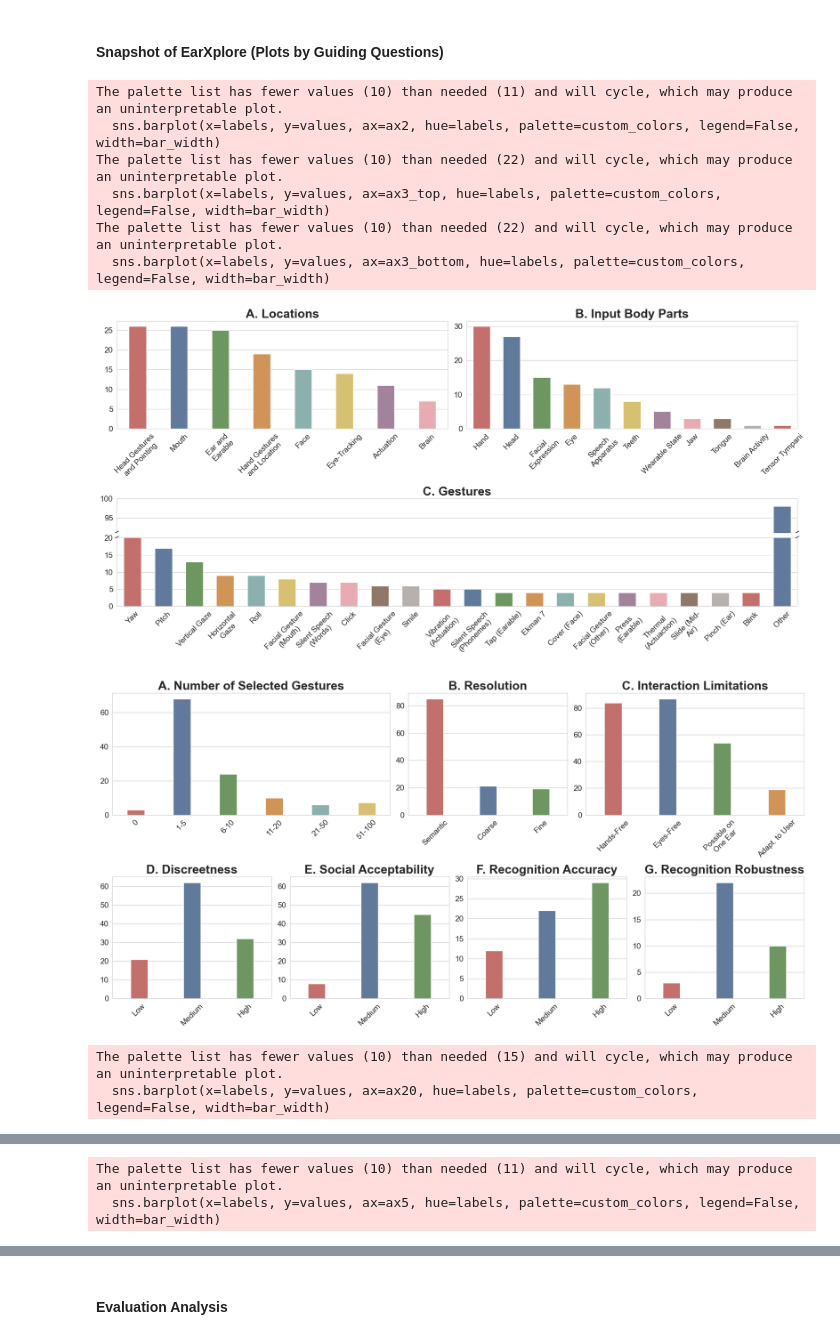
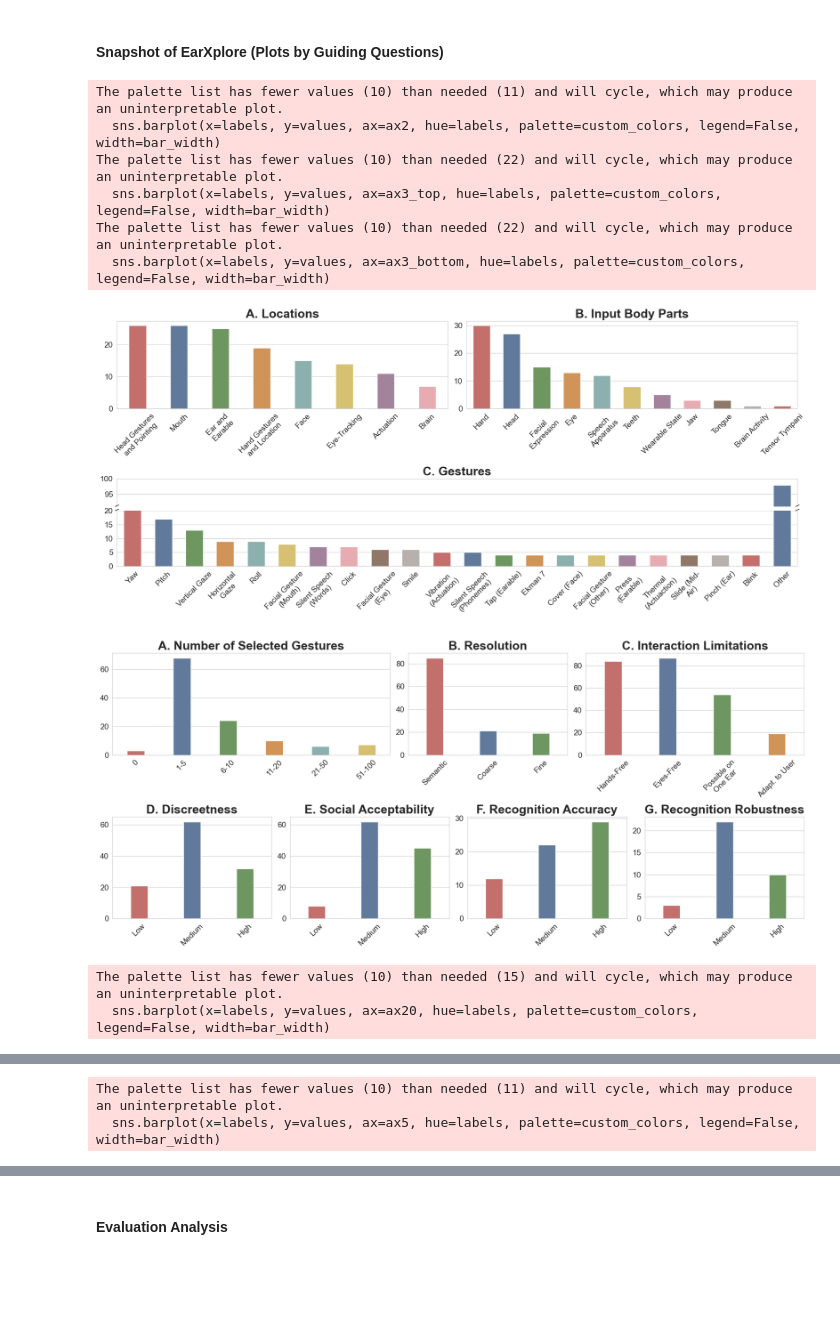
Before and after one commit to OpenEarable/earXplore, a Jupyter notebook: insights_statistics.ipynb, the cells around one changed output, grey strips where cells are left out. Drawn from its saved outputs; the diff is of its cells as text; code cells hidden in the pictures; blank space fills up the shorter version.

Commit message:
teaser figure

```diff
--- a/insights_statistics.ipynb
+++ b/insights_statistics.ipynb
@@ -499,7 +499,7 @@ data_dict = [
 custom_colors = ['#d1615d', '#5778a4', '#6a9f58', '#e49444', '#85b6b2', '#e7ca60', '#a87c9f', '#f1a2a9', '#967662', '#b8b0ac']
 
 # Create a figure
-fig = plt.figure(figsize=(18, 9))  # Adjust figure size as needed
+fig = plt.figure(figsize=(18, 8))  # Adjust figure size as needed
 # Use GridSpec to define the layout
 gs = GridSpec(2, 12, width_ratios=[1, 1, 1, 1, 1, 1, 1, 1, 1, 1, 1, 1], height_ratios=[1, 1])  # Custom widths and heights
 
@@ -556,6 +556,10 @@ ax3_bottom.set_xticks(range(len(labels)))
 wrapped_labels = [textwrap.fill(label, width=14) for label in labels]
 ax3_bottom.set_xticklabels(wrapped_labels, rotation=45, ha='center')
 
+# Set custom y-ticks for the bottom plot
+ax3_bottom.set_yticks([0, 5, 10, 15, 20])  # Specify the exact tick locations
+ax3_bottom.set_yticklabels(['0', '5', '10', '15', '20'])  # Optional: customize the tick labels if needed
+
 # Adjust layout first to finalize subplot positions
 fig.tight_layout()
 
@@ -598,7 +602,7 @@ plt.show()
 
 
 # Create a figure
-fig = plt.figure(figsize=(18, 9))  # Adjust figure size as needed
+fig = plt.figure(figsize=(18, 8))  # Adjust figure size as needed
 # Use GridSpec to define the layout
 gs = GridSpec(2, 12, width_ratios=[1, 1, 1, 1, 1, 1, 1, 1, 1, 1, 1, 1], height_ratios=[1, 1])  # Custom widths and heights
 
@@ -679,7 +683,7 @@ plt.show()
 
 
 # Create a figure
-fig = plt.figure(figsize=(18, 4.5))  # Adjust figure size as needed
+fig = plt.figure(figsize=(18, 4))  # Adjust figure size as needed
 # Use GridSpec to define the layout
 gs = GridSpec(1, 12, width_ratios=[1, 1, 1, 1, 1, 1, 1, 1, 1, 1, 1, 1], height_ratios=[1])  # Custom widths and heights
 
@@ -709,7 +713,7 @@ plt.show()
 
 
 # Create a figure
-fig = plt.figure(figsize=(18, 9))  # Adjust figure size as needed
+fig = plt.figure(figsize=(18, 8))  # Adjust figure size as needed
 # Use GridSpec to define the layout
 gs = GridSpec(2, 12, width_ratios=[1, 1, 1, 1, 1, 1, 1, 1, 1, 1, 1, 1], height_ratios=[1, 1])  # Custom widths and heights
 
@@ -767,7 +771,7 @@ plt.show()
 
 
 # Create a figure
-fig = plt.figure(figsize=(18, 4.5))  # Adjust figure size as needed
+fig = plt.figure(figsize=(18, 4))  # Adjust figure size as needed
 # Use GridSpec to define the layout
 gs = GridSpec(1, 12, width_ratios=[1, 1, 1, 1, 1, 1, 1, 1, 1, 1, 1, 1], height_ratios=[1])  # Custom widths and heights
 
@@ -807,7 +811,7 @@ plt.savefig("C:/Users/Jonas Hummel/Documents/Studium - PhD Informatik/Survey Pap
 plt.show()
 
 # Create a figure
-fig = plt.figure(figsize=(18, 4.5))  # Adjust figure size as needed
+fig = plt.figure(figsize=(18, 4))  # Adjust figure size as needed
 # Use GridSpec to define the layout
 gs = GridSpec(1, 12, width_ratios=[1, 1, 1, 1, 1, 1, 1, 1, 1, 1, 1, 1], height_ratios=[1])  # Custom widths and heights
 
@@ -825,35 +829,35 @@ ax11.set_xticklabels(wrapped_labels, rotation=45, ha='center')
 plt.tight_layout()
 plt.savefig("C:/Users/Jonas Hummel/Documents/Studium - PhD Informatik/Survey Paper Interaction/figs/summary_q6.png", format='png', dpi=300, bbox_inches='tight')
 plt.show()
 
 
 # Create a figure
-fig = plt.figure(figsize=(18, 4.5))  # Adjust figure size as needed
+fig = plt.figure(figsize=(18, 4))  # Adjust figure size as needed
 # Use GridSpec to define the layout
 gs = GridSpec(1, 12, width_ratios=[1, 1, 1, 1, 1, 1, 1, 1, 1, 1, 1, 1], height_ratios=[1])  # Custom widths and heights
 
 # Seventh row: Applications
 ax12 = fig.add_subplot(gs[0, :])  # Third plot spans 2 columns
 labels, values = zip(*data_dict[20].items())
 bar_width = calculate_bar_width(ax12, len(labels), absolute_bar_width_inches)
 sns.barplot(x=labels, y=values, ax=ax12, hue=labels, palette=custom_colors, legend=False, width=bar_width)
 ax12.set_title("A. Intended Applications", fontweight='bold')
 ax12.set_xticks(range(len(labels)))
 wrapped_labels = [textwrap.fill(label, width=14) for label in labels]  # Adjust width as needed
 ax12.set_xticklabels(wrapped_labels, rotation=45, ha='center')
 
 # Adjust layout
 plt.tight_layout()
 plt.savefig("C:/Users/Jonas Hummel/Documents/Studium - PhD Informatik/Survey Paper Interaction/figs/summary_q7.png", format='png', dpi=300, bbox_inches='tight')
 plt.show()
 # %% [output]
 The palette list has fewer values (10) than needed (11) and will cycle, which may produce an uninterpretable plot.
   sns.barplot(x=labels, y=values, ax=ax2, hue=labels, palette=custom_colors, legend=False, width=bar_width)
 The palette list has fewer values (10) than needed (22) and will cycle, which may produce an uninterpretable plot.
   sns.barplot(x=labels, y=values, ax=ax3_top, hue=labels, palette=custom_colors, legend=False, width=bar_width)
 The palette list has fewer values (10) than needed (22) and will cycle, which may produce an uninterpretable plot.
   sns.barplot(x=labels, y=values, ax=ax3_bottom, hue=labels, palette=custom_colors, legend=False, width=bar_width)
-[figure, old version]
+[figure, new version]
-[figure, old version]
+[figure, new version]
 The palette list has fewer values (10) than needed (15) and will cycle, which may produce an uninterpretable plot.
   sns.barplot(x=labels, y=values, ax=ax20, hue=labels, palette=custom_colors, legend=False, width=bar_width)
```
Also changed, not shown: parts of 1 cell of this notebook, 1 other file.
